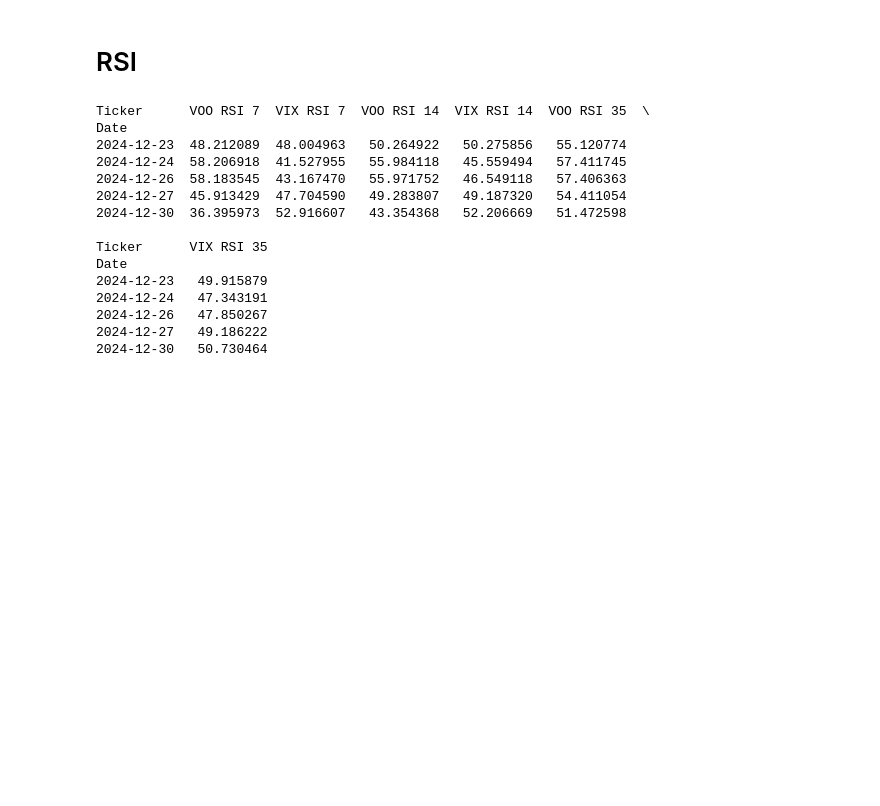
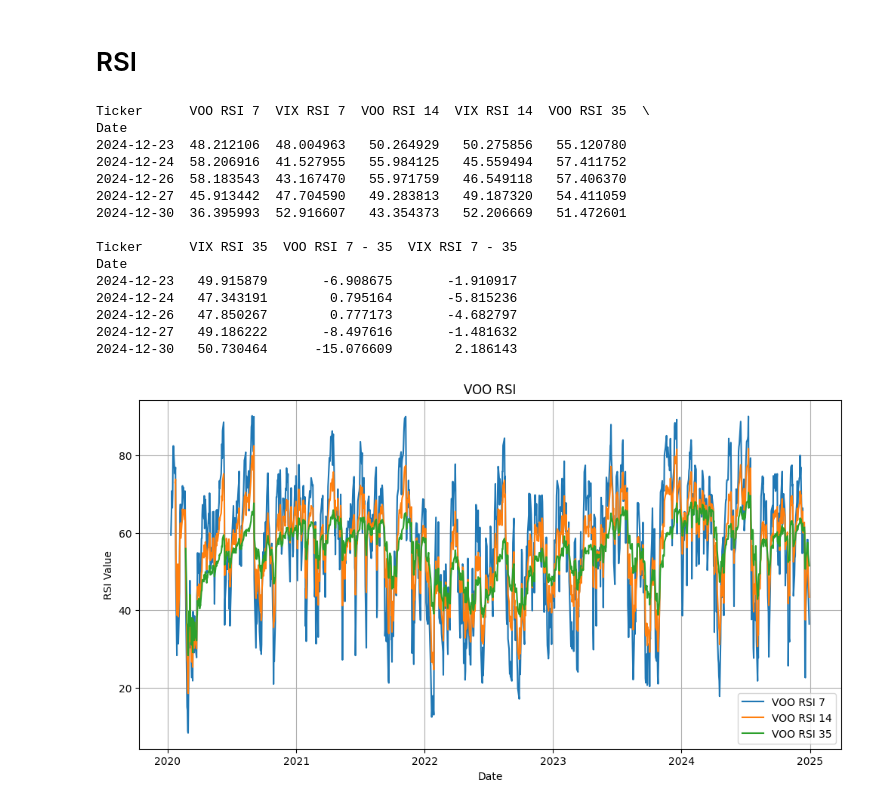
Before and after one commit to Wqcapstone1234/Enhancing-Basic-VIX-Strategy, a Jupyter notebook: MScFE_690_Capstone_Code_Group_9171.ipynb, the cells around one changed output. Saved outputs shown, nothing was run; the diff lists cells and outputs as text; code cells hidden in the pictures; blank space fills up the shorter version.

```diff
--- a/MScFE_690_Capstone_Code_Group_9171.ipynb
+++ b/MScFE_690_Capstone_Code_Group_9171.ipynb
@@ -97,8 +194,9 @@ plt.show()
 # %% [markdown]
 # Feature Engineering
 # %%
-df['VIX SMA 20']  = df['^VIX'].rolling(20).mean()
-df['buy signal']  = df['^VIX'] < df['VIX SMA 20']
-df['sell signal'] = df['^VIX'] > df['VIX SMA 20']
-print(df.tail())
+df_signal                = df
+df_signal['VIX SMA 20']  = df_signal['^VIX'].rolling(20).mean()
+df_signal['buy signal']  = df_signal['^VIX'] < df_signal['VIX SMA 20']
+df_signal['sell signal'] = df_signal['^VIX'] > df_signal['VIX SMA 20']
+print(df_signal.tail())
 # %% [output]
@@ -120,28 +217,43 @@ Date
 # %% [markdown]
 # RSI
 # %%
-df_RSI                   = df
-df_RSI ['VOO RSI 7']     = RSIIndicator(close = df['VOO'], window =7).rsi()
-df_RSI ['VIX RSI 7']     = RSIIndicator(close = df['^VIX'], window =7).rsi()
-df_RSI ['VOO RSI 14']    = RSIIndicator(close = df['VOO'], window =14).rsi()
-df_RSI ['VIX RSI 14']    = RSIIndicator(close = df['^VIX'], window =14).rsi()
-df_RSI ['VOO RSI 35']    = RSIIndicator(close = df['VOO'], window =35).rsi()
-df_RSI ['VIX RSI 35']    = RSIIndicator(close = df['^VIX'], window =35).rsi()
-df_RSI                   = df_RSI[['VOO RSI 7','VIX RSI 7','VOO RSI 14','VIX RSI 14','VOO RSI 35','VIX RSI 35']]
+df_RSI                      = df
+df_RSI ['VOO RSI 7']        = RSIIndicator(close = df['VOO'], window =7).rsi()
+df_RSI ['VIX RSI 7']        = RSIIndicator(close = df['^VIX'], window =7).rsi()
+df_RSI ['VOO RSI 14']       = RSIIndicator(close = df['VOO'], window =14).rsi()
+df_RSI ['VIX RSI 14']       = RSIIndicator(close = df['^VIX'], window =14).rsi()
+df_RSI ['VOO RSI 35']       = RSIIndicator(close = df['VOO'], window =35).rsi()
+df_RSI ['VIX RSI 35']       = RSIIndicator(close = df['^VIX'], window =35).rsi()
+df_RSI ['VOO RSI 7 - 35']   = df_RSI ['VOO RSI 7'] - df_RSI ['VOO RSI 35']
+df_RSI ['VIX RSI 7 - 35']   = df_RSI ['VIX RSI 7'] - df_RSI ['VIX RSI 35']
+df_RSI                      = df_RSI[['VOO RSI 7','VIX RSI 7','VOO RSI 14','VIX RSI 14','VOO RSI 35','VIX RSI 35','VOO RSI 7 - 35','VIX RSI 7 - 35']]
 print(df_RSI.tail())
 # %% [output]
 Ticker      VOO RSI 7  VIX RSI 7  VOO RSI 14  VIX RSI 14  VOO RSI 35  \
 Date
-2024-12-23  48.212089  48.004963   50.264922   50.275856   55.120774
-2024-12-24  58.206918  41.527955   55.984118   45.559494   57.411745
-2024-12-26  58.183545  43.167470   55.971752   46.549118   57.406363
-2024-12-27  45.913429  47.704590   49.283807   49.187320   54.411054
-2024-12-30  36.395973  52.916607   43.354368   52.206669   51.472598
+2024-12-23  48.212106  48.004963   50.264929   50.275856   55.120780
+2024-12-24  58.206916  41.527955   55.984125   45.559494   57.411752
+2024-12-26  58.183543  43.167470   55.971759   46.549118   57.406370
+2024-12-27  45.913442  47.704590   49.283813   49.187320   54.411059
+2024-12-30  36.395993  52.916607   43.354373   52.206669   51.472601
 
-Ticker      VIX RSI 35
+Ticker      VIX RSI 35  VOO RSI 7 - 35  VIX RSI 7 - 35
 Date
-2024-12-23   49.915879
-2024-12-24   47.343191
-2024-12-26   47.850267
-2024-12-27   49.186222
-2024-12-30   50.730464
+2024-12-23   49.915879       -6.908675       -1.910917
+2024-12-24   47.343191        0.795164       -5.815236
+2024-12-26   47.850267        0.777173       -4.682797
+2024-12-27   49.186222       -8.497616       -1.481632
+2024-12-30   50.730464      -15.076609        2.186143
+# %%
+plt.figure(figsize=(12, 6))
+plt.plot(df_RSI.index, df_RSI['VOO RSI 7'], label='VOO RSI 7')
+plt.plot(df_RSI.index, df_RSI['VOO RSI 14'], label='VOO RSI 14')
+plt.plot(df_RSI.index, df_RSI['VOO RSI 35'], label='VOO RSI 35')
+plt.xlabel('Date')
+plt.ylabel('RSI Value')
+plt.title('VOO RSI')
+plt.legend()
+plt.grid(True)
+plt.show()
+# %% [output]
+[figure, added]
```
Also changed, not shown: parts of 18 cells of this notebook.
